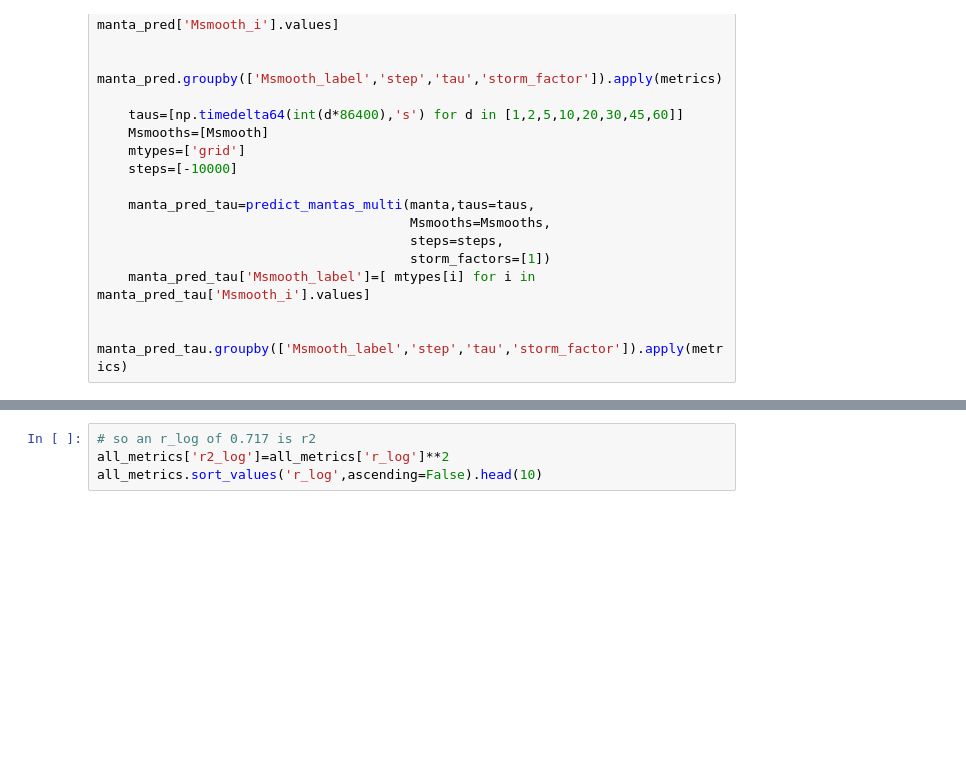
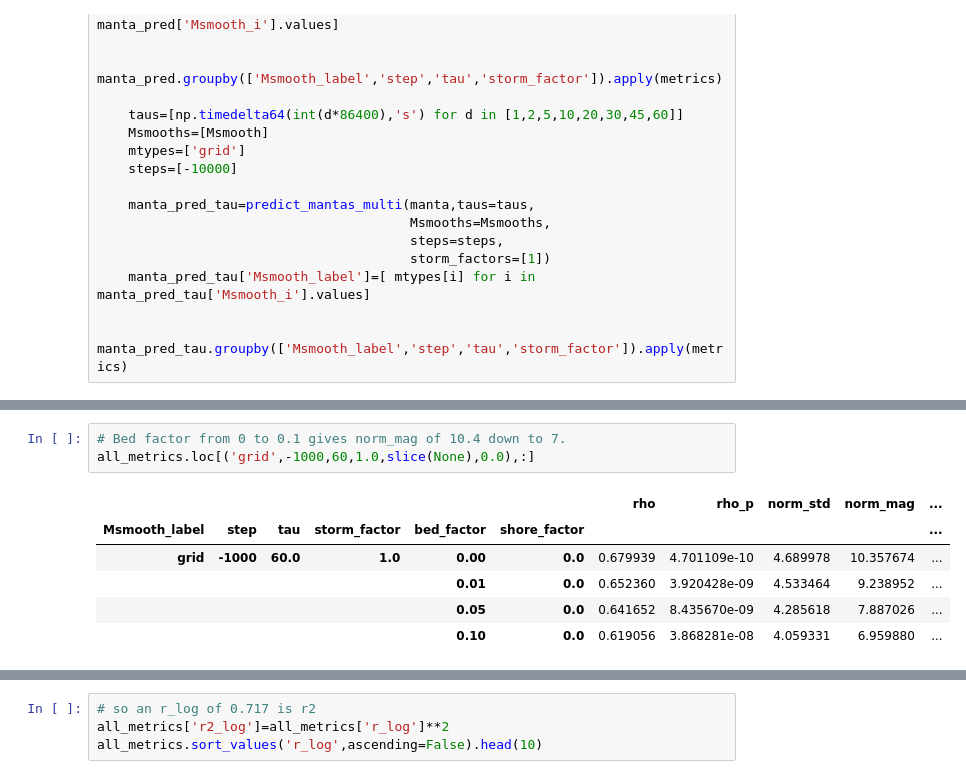
Before and after one commit to rustychris/microplastic_sfbay, a Jupyter notebook: postprocess/postproc_nosql_v01_dask.ipynb, the cells around one changed output, grey strips where cells are left out. Saved outputs shown, nothing was run; the diff lists cells and outputs as text; blank space fills up the shorter version.

```diff
--- a/postprocess/postproc_nosql_v01_dask.ipynb
+++ b/postprocess/postproc_nosql_v01_dask.ipynb
@@ -437,0 +550,10 @@ all_metrics.sort_values('rho',ascending=False).head(10)
+# %%
+# Bed factor from 0 to 0.1 gives norm_mag of 10.4 down to 7.
+all_metrics.loc[('grid',-1000,60,1.0,slice(None),0.0),:]
+# %% [output]
+|  |  |  |  |  |  | rho | rho_p | norm_std | norm_mag | ... |
+| Msmooth_label | step | tau | storm_factor | bed_factor | shore_factor |  |  |  |  | ... |
+| grid | -1000 | 60.0 | 1.0 | 0.00 | 0.0 | 0.679939 | 4.701109e-10 | 4.689978 | 10.357674 | ... |
+|  |  |  |  | 0.01 | 0.0 | 0.652360 | 3.920428e-09 | 4.533464 | 9.238952 | ... |
+|  |  |  |  | 0.05 | 0.0 | 0.641652 | 8.435670e-09 | 4.285618 | 7.887026 | ... |
+|  |  |  |  | 0.10 | 0.0 | 0.619056 | 3.868281e-08 | 4.059331 | 6.959880 | ... |
```
Also changed, not shown: parts of 24 cells of this notebook, 1 other file.
